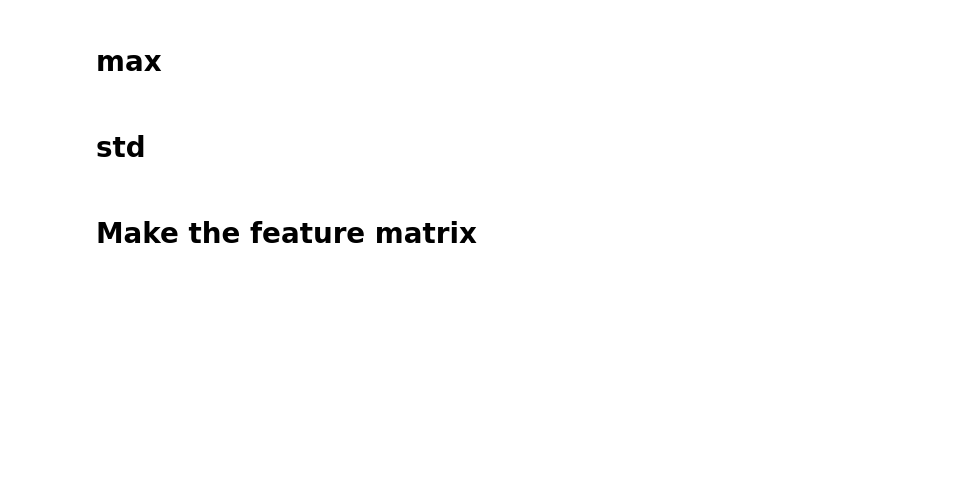
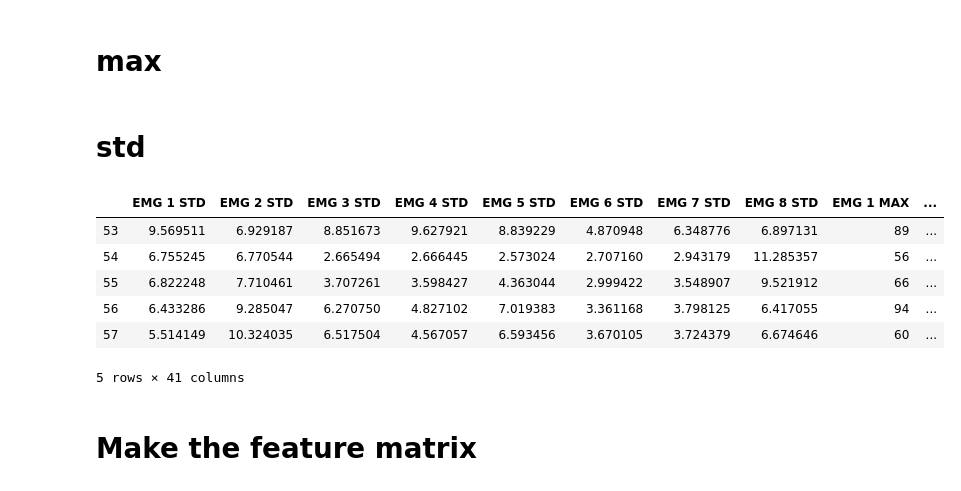
Before and after one commit to GiveThanksAlways/data-mining-project-1, a Jupyter notebook: feature_extraction.ipynb, the cells around one changed output. Drawn from its saved outputs; the diff is of its cells as text; code cells hidden in the pictures; blank space fills up the shorter version.

```diff
--- a/feature_extraction.ipynb
+++ b/feature_extraction.ipynb
@@ -79,11 +90,16 @@ def AVG_feature_extraction(df1,df2,row_wise=True,user="user10"):
 # min
 # %%
 # MIN_feature_extraction(df1,df2)
-def MIN_feature_extraction(df1,df2,row_wise=True,user="user10"):
-    if row_wise:
+def MIN_feature_extraction(df1,df2,col_wise=True,user="user10", get_feature_data=False):
+    if col_wise:
         axis = 0
     else:
         axis = 1
+    if get_feature_data:
+        eating_feature_data = ((df1.iloc[:,1:-1]).min(axis))
+        non_eating_feature_data = ((df2.iloc[:,1:-1]).min(axis))
+        return ( (pd.DataFrame(eating_feature_data)).T, (pd.DataFrame(non_eating_feature_data)).T )
+
     try:
         ax = ((df1.iloc[:,1:-1]).min(axis)).plot(label='eating',legend=True)
         ((df2.iloc[:,1:-1]).min(axis)).plot(ax=ax,label='not eating',legend=True, title=user)
@@ -94,13 +110,19 @@ def MIN_feature_extraction(df1,df2,row_wise=True,user="user10"):
 # %% [markdown]
 # max
 # %%
-MAX_feature_extraction(df1,df2)
-MAX_feature_extraction(df1_IMU,df2_IMU)
-def MAX_feature_extraction(df1,df2,row_wise=True,user="user10"):
-    if row_wise:
+# MAX_feature_extraction(df1,df2)
+# MAX_feature_extraction(df1_IMU,df2_IMU)
+def MAX_feature_extraction(df1,df2,col_wise=True,user="user10", get_feature_data=False):
+    if col_wise:
         axis = 0
     else:
         axis = 1
+
+    if get_feature_data:
+        eating_feature_data = ((df1.iloc[:,1:-1]).abs().max(axis))
+        non_eating_feature_data = ((df2.iloc[:,1:-1]).abs().max(axis))
+        return ( (pd.DataFrame(eating_feature_data)).T, (pd.DataFrame(non_eating_feature_data)).T )
+
     try:
         ax = ((df1.iloc[:,1:-1]).abs().max(axis)).plot(label='eating',legend=True)
         ((df2.iloc[:,1:-1]).abs().max(axis)).plot(ax=ax,label='not eating',legend=True, title=user)
@@ -113,11 +135,17 @@ def MAX_feature_extraction(df1,df2,row_wise=True,user="user10"):
 # %%
 # STD_feature_extraction(df1,df2)
 # STD_feature_extraction(df1_IMU,df2_IMU)
-def STD_feature_extraction(df1,df2,row_wise=True,user="user10"):
-    if row_wise:
+def STD_feature_extraction(df1,df2,col_wise=True,user="user10", get_feature_data=False):
+    if col_wise:
         axis = 0
     else:
         axis = 1
+
+    if get_feature_data:
+        eating_feature_data = ((df1.iloc[:,1:-1]).std(axis))
+        non_eating_feature_data = ((df2.iloc[:,1:-1]).std(axis))
+        return ( (pd.DataFrame(eating_feature_data)).T, (pd.DataFrame(non_eating_feature_data)).T )
+
     try:
         ax = ((df1.iloc[:,1:-1]).std(axis)).plot(label='eating',legend=True)
         ((df2.iloc[:,1:-1]).std(axis)).plot(ax=ax,label='not eating',legend=True, title=user)
@@ -125,3 +153,5 @@ def STD_feature_extraction(df1,df2,row_wise=True,user="user10"):
         plt.show()
     except:
         print("error in AVG_feature_extraction()")
+# %%
+feature_df = pd.DataFrame()
@@ -128,3 +209,15 @@ def STD_feature_extraction(df1,df2,row_wise=True,user="user10"):
+# %%
+feature_df
+backup_feature_df = feature_df
+backup_feature_df.tail()
+# %% [output]
+|  | EMG 1 STD | EMG 2 STD | EMG 3 STD | EMG 4 STD | EMG 5 STD | EMG 6 STD | EMG 7 STD | EMG 8 STD | EMG 1 MAX | ... |
+| 53 | 9.569511 | 6.929187 | 8.851673 | 9.627921 | 8.839229 | 4.870948 | 6.348776 | 6.897131 | 89 | ... |
+| 54 | 6.755245 | 6.770544 | 2.665494 | 2.666445 | 2.573024 | 2.707160 | 2.943179 | 11.285357 | 56 | ... |
+| 55 | 6.822248 | 7.710461 | 3.707261 | 3.598427 | 4.363044 | 2.999422 | 3.548907 | 9.521912 | 66 | ... |
+| 56 | 6.433286 | 9.285047 | 6.270750 | 4.827102 | 7.019383 | 3.361168 | 3.798125 | 6.417055 | 94 | ... |
+| 57 | 5.514149 | 10.324035 | 6.517504 | 4.567057 | 6.593456 | 3.670105 | 3.724379 | 6.674646 | 60 | ... |
+5 rows × 41 columns
 # %% [markdown]
 # Make the feature matrix
 # %%
```
Also changed, not shown: parts of 13 cells of this notebook, 1 other file.
